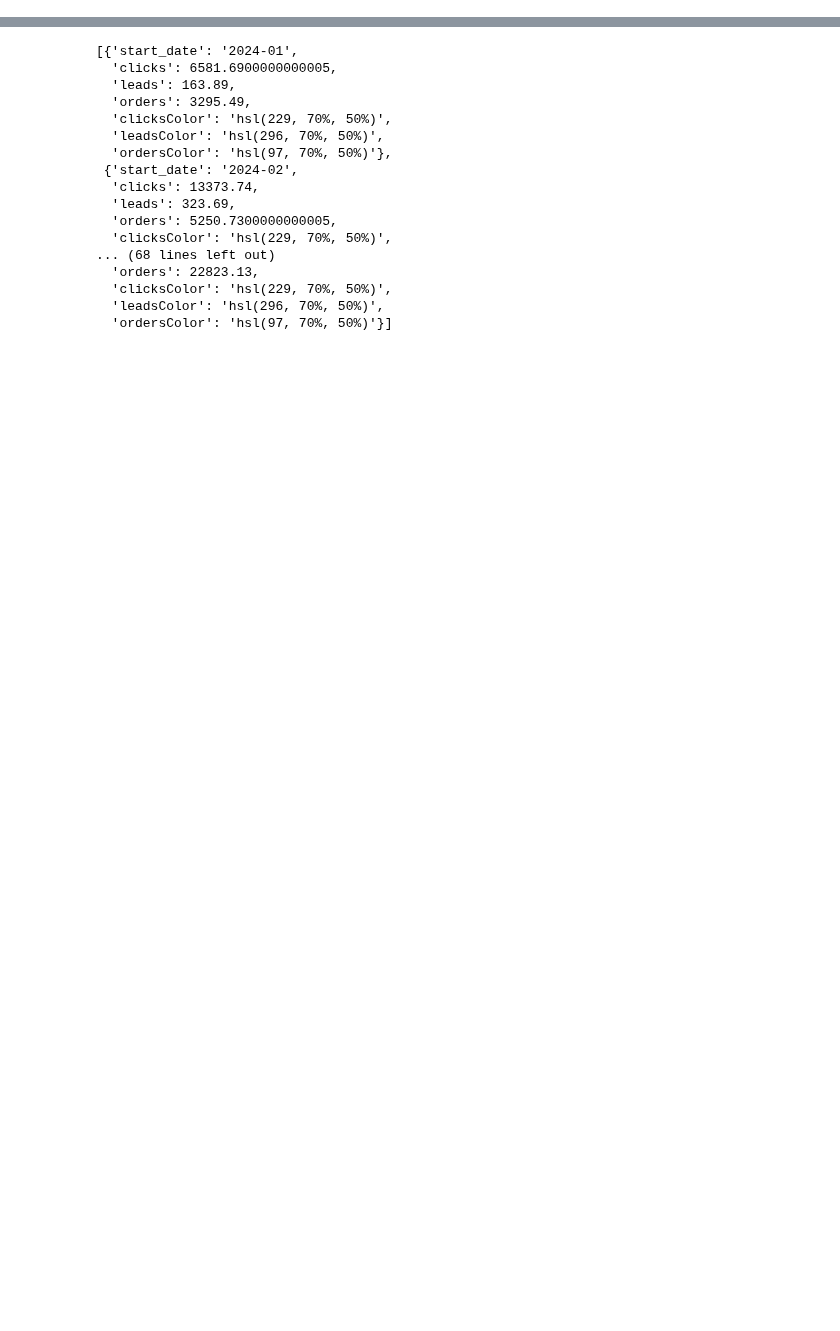
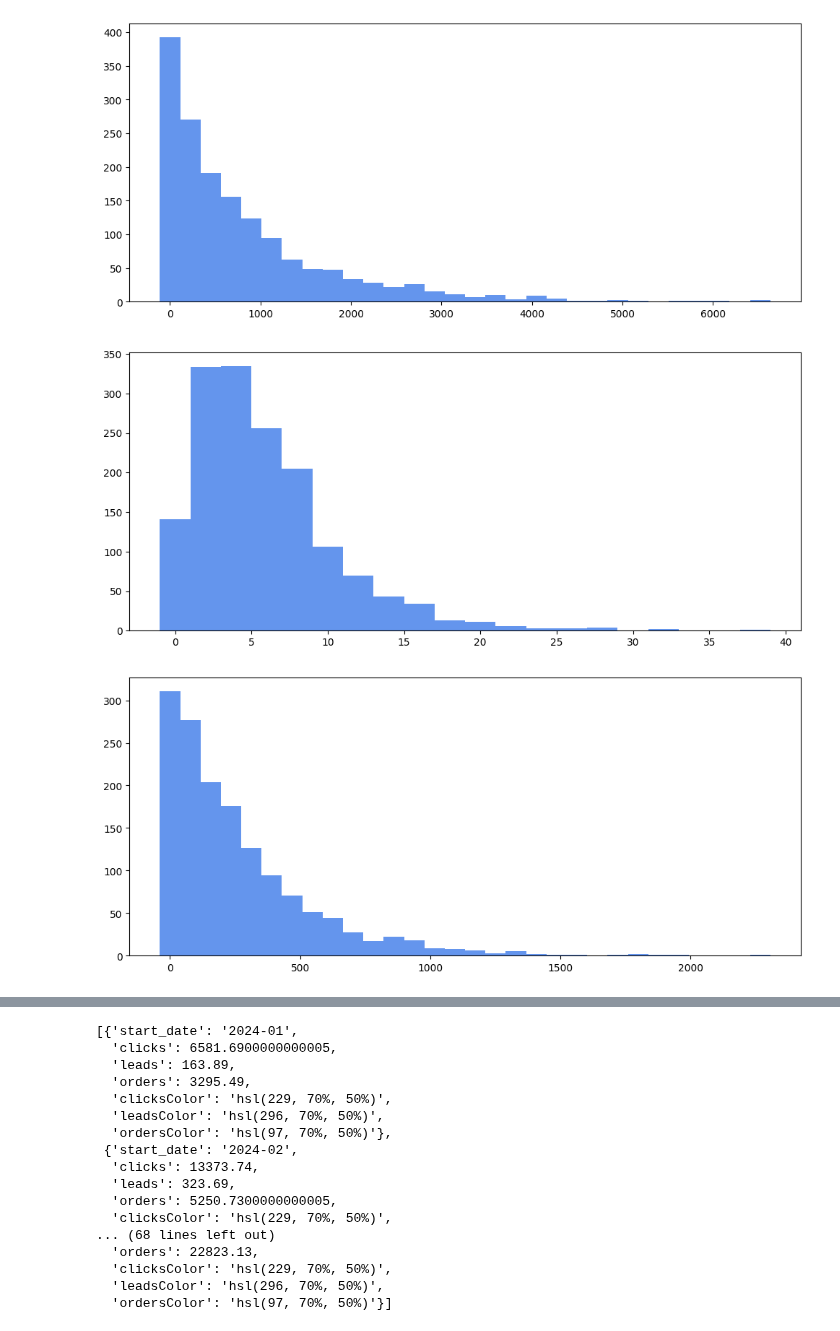
Before and after one commit to ChinSekYi/OpenAYEye, a Jupyter notebook: notebook/segment/plot.ipynb, the cells around one changed output, grey strips where cells are left out. Saved outputs shown, nothing was run; the diff lists cells and outputs as text; code cells hidden in the pictures; blank space fills up the shorter version.

```diff
--- a/notebook/segment/plot.ipynb
+++ b/notebook/segment/plot.ipynb
@@ -34,0 +61,12 @@ engine, SessionLocal, Base = create_db(password='msql1234')
+# %%
+rfms = rfm.get_RFM()
+plt.figure(figsize = (12,5))
+hist = plt.hist(rfms['recency'], bins=30, range=[0,rfms['recency'].max()], align='left', color='cornflowerblue')
+plt.figure(figsize = (12,5))
+hist2 = plt.hist(rfms['frequency'], bins=20, range=[0,rfms['frequency'].max()], align='left', color='cornflowerblue')
+plt.figure(figsize = (12,5))
+hist2 = plt.hist(rfms['monetary'], bins=30, range=[0,rfms['monetary'].max()], align='left', color='cornflowerblue')
+# %% [output]
+[figure, added]
+[figure, added]
+[figure, added]
```
Also changed, not shown: parts of 8 cells of this notebook, 14 other files.
